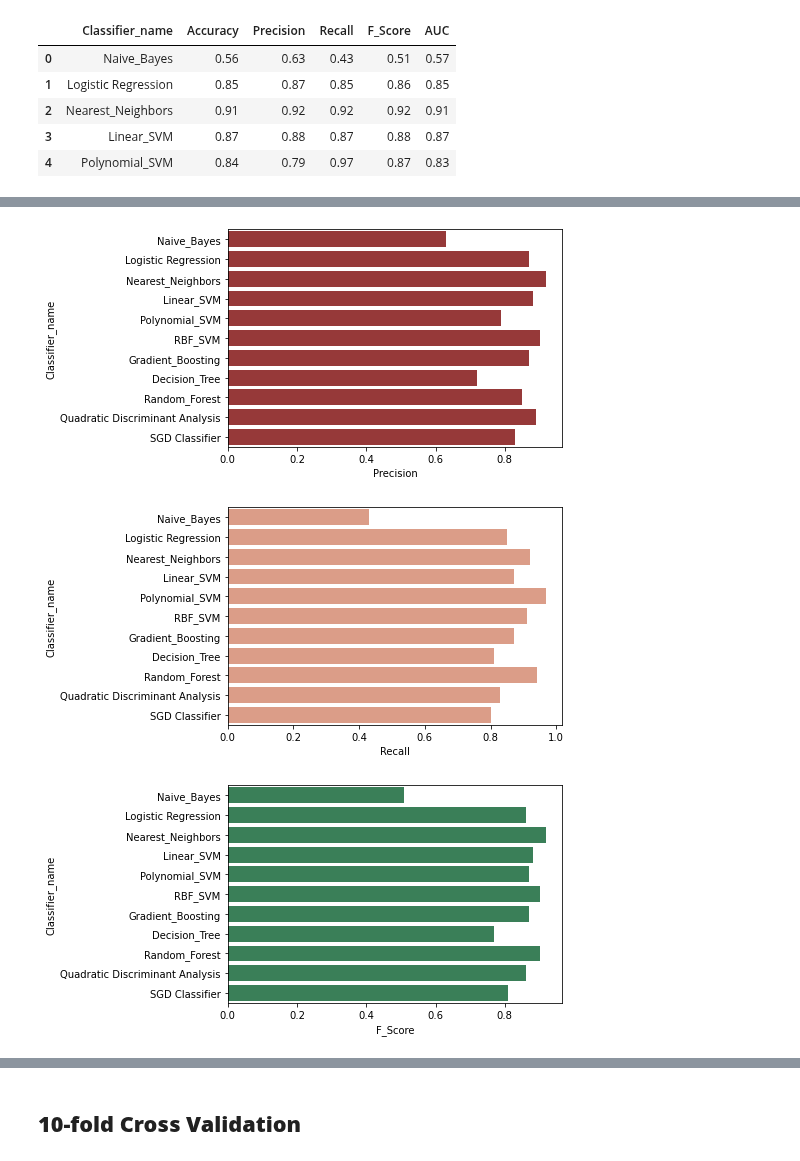
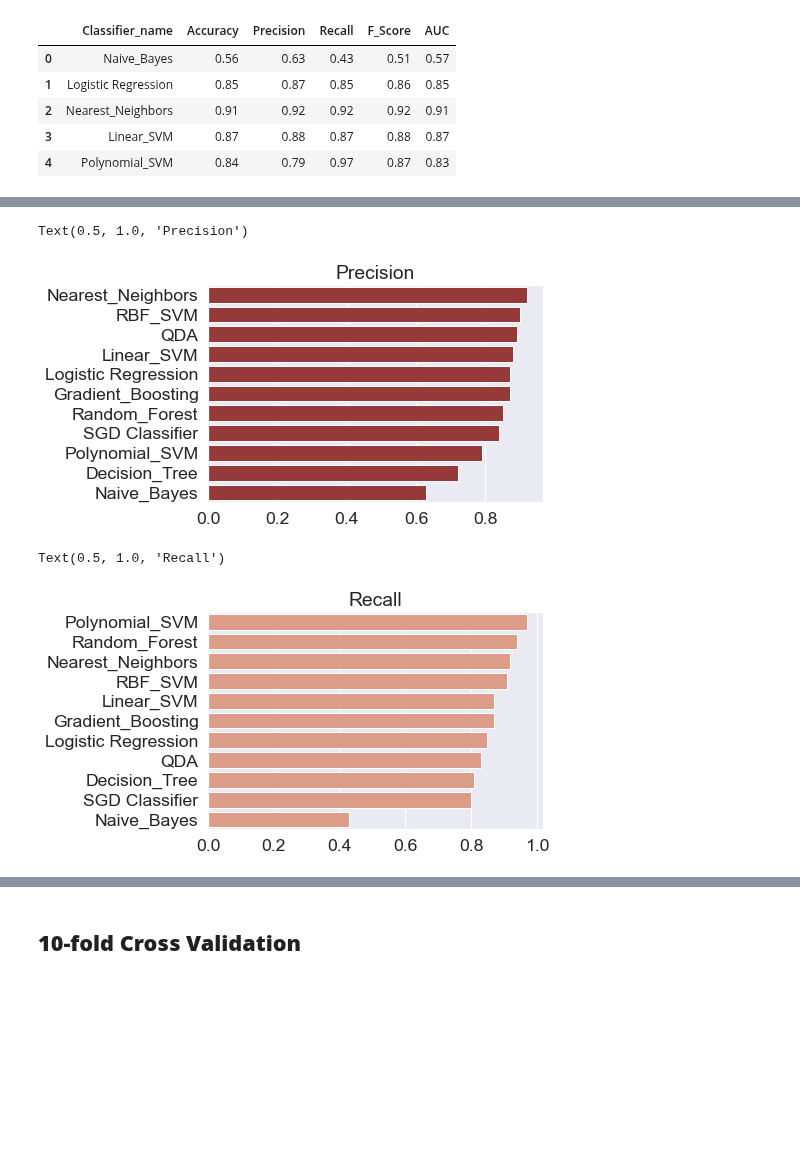
Before and after one commit to FgSurewin/Brain_Tumor_Project, a Jupyter notebook: notebooks/Niloufar_BlancedData_Augmentation.ipynb, the cells around one changed output, grey strips where cells are left out. Saved outputs shown, nothing was run; the diff lists cells and outputs as text; code cells hidden in the pictures; blank space fills up the shorter version.

Commit message:
added barplots of evaluations metrics

```diff
--- a/notebooks/Niloufar_BlancedData_Augmentation.ipynb
+++ b/notebooks/Niloufar_BlancedData_Augmentation.ipynb
@@ -215,7 +215,7 @@ from sklearn.discriminant_analysis import QuadraticDiscriminantAnalysis
 from sklearn.linear_model import SGDClassifier
 
 names = ["Naive_Bayes","Logistic Regression","Nearest_Neighbors", "Linear_SVM", "Polynomial_SVM", "RBF_SVM",
-         "Gradient_Boosting", "Decision_Tree", "Random_Forest", "Quadratic Discriminant Analysis",
+         "Gradient_Boosting", "Decision_Tree", "Random_Forest", "QDA",
           "SGD Classifier"]
 
 classifiers = [
@@ -276,7 +276,3 @@ df.head()
 | 2 | Nearest_Neighbors | 0.91 | 0.92 | 0.92 | 0.92 | 0.91 |
 | 3 | Linear_SVM | 0.87 | 0.88 | 0.87 | 0.88 | 0.87 |
 | 4 | Polynomial_SVM | 0.84 | 0.79 | 0.97 | 0.87 | 0.83 |
-# %%
-df.sort_values(by="Accuracy", ascending=False,inplace=True)
-df.reset_index(inplace=True,drop=True)
-df.head()
@@ -303,0 +279,15 @@ df.head(10)
+# %%
+df_accuracy = df.sort_values(by="Accuracy", ascending=False)
+df_accuracy.reset_index(inplace=True,drop=True)
+
+df_Precision = df.sort_values(by="Precision", ascending=False)
+df_Precision.reset_index(inplace=True,drop=True)
+
+df_Recall = df.sort_values(by="Recall", ascending=False)
+df_Recall.reset_index(inplace=True,drop=True)
+
+df_Fscore = df.sort_values(by="F_Score", ascending=False)
+df_Fscore.reset_index(inplace=True,drop=True)
+
+df_AUC= df.sort_values(by="AUC", ascending=False)
+df_AUC.reset_index(inplace=True,drop=True)
@@ -303,0 +303,6 @@ df.head(10)
+# %%
+sns.set(font_scale = 1.6)
+p = sns.barplot(y="Classifier_name", x="Accuracy", data=df_accuracy, color='seagreen')
+p.set_ylabel("")
+p.set_xlabel("")
+p.set_title('Accuracy')
@@ -304,14 +312,19 @@ df.head(10)
 # %%
-ax = sns.barplot(y="Classifier_name", x="Precision", data=df, color='brown')
-#ax.bar_label(ax.containers[0])
+sns.set(font_scale = 1.6)
+p = sns.barplot(y="Classifier_name", x="Precision", data=df_Precision, color='brown')
+p.set_ylabel("")
+p.set_xlabel("")
+p.set_title('Precision')
 # %% [output]
+Text(0.5, 1.0, 'Precision')
-[figure, old version]
+[figure, new version]
 # %%
-ax = sns.barplot(y="Classifier_name", x="Recall", data=df, color='darksalmon')
+sns.set(font_scale = 1.6)
+p = sns.barplot(y="Classifier_name", x="Recall", data=df_Recall, color='darksalmon')
+p.set_ylabel("")
+p.set_xlabel("")
+p.set_title('Recall')
 # %% [output]
+Text(0.5, 1.0, 'Recall')
-[figure, old version]
+[figure, new version]
-# %%
-ax = sns.barplot(y="Classifier_name", x="F_Score", data=df, color='seagreen')
-# %% [output]
-[figure, removed]
 # %%
```
Also changed, not shown: parts of 6 cells of this notebook.
